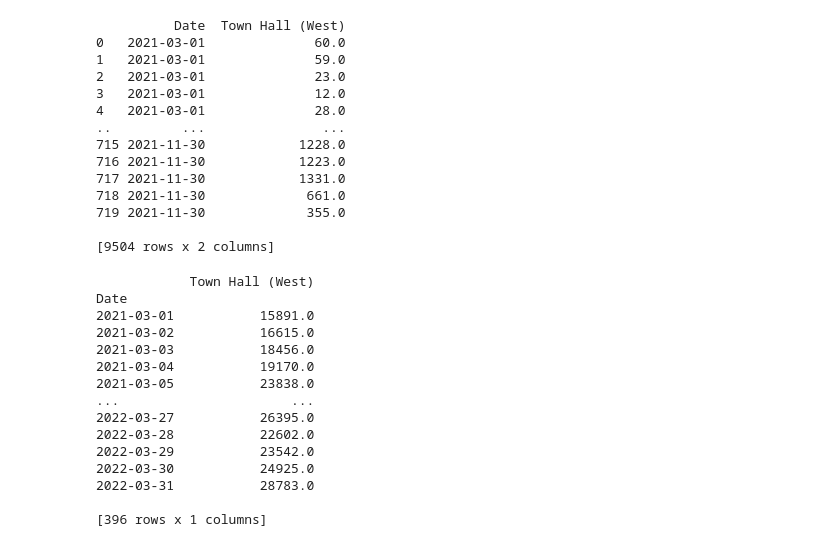
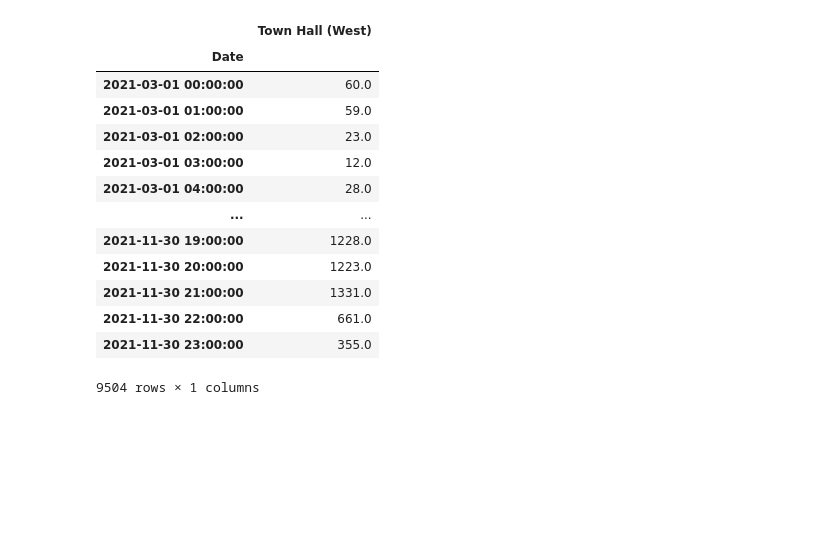
Before and after one commit to Megalodonte/BGHWSW, a Jupyter notebook: HWSWBG2/codes/yearly.ipynb, the cells around one changed output. Saved outputs shown, nothing was run; the diff lists cells and outputs as text; code cells hidden in the pictures; blank space fills up the shorter version.

```diff
--- a/HWSWBG2/codes/yearly.ipynb
+++ b/HWSWBG2/codes/yearly.ipynb
@@ -7,49 +10 @@ import glob
 %matplotlib inline
-# %%
-# setting the path for joining multiple files
-files = os.path.join("C:\\Users\\petrillo\\Desktop\\dani\\HWSWBG2\\dataset\\yearly\\", "ds*.csv")
-
-# list of merged files returned
-files = glob.glob(files)
-
-# joining files with concat and read_csv
-df = pd.concat(map(pd.read_csv, files))
-df = df[["Date","Town Hall (West)"]]
-df["Town Hall (West)"] = pd.to_numeric(df["Town Hall (West)"],errors="coerce")
-df["Date"] = pd.to_datetime(df["Date"], dayfirst=True)
-df.set_index("Date")
-print(df)
-# %% [output]
-          Date  Town Hall (West)
-0   2021-03-01              60.0
-1   2021-03-01              59.0
-2   2021-03-01              23.0
-3   2021-03-01              12.0
-4   2021-03-01              28.0
-..         ...               ...
-715 2021-11-30            1228.0
-716 2021-11-30            1223.0
-717 2021-11-30            1331.0
-718 2021-11-30             661.0
-719 2021-11-30             355.0
-
-[9504 rows x 2 columns]
-# %%
-sm = df.groupby(by=['Date'], dropna=False).sum()
-print(sm)
-# %% [output]
-            Town Hall (West)
-Date
-2021-03-01           15891.0
-2021-03-02           16615.0
-2021-03-03           18456.0
-2021-03-04           19170.0
-2021-03-05           23838.0
-...                      ...
-2022-03-27           26395.0
-2022-03-28           22602.0
-2022-03-29           23542.0
-2022-03-30           24925.0
-2022-03-31           28783.0
-
-[396 rows x 1 columns]
@@ -55,0 +25,20 @@ Date
+# %%
+files = os.path.join("..\\dataset\\yearly\\", "ds*.csv")
+files = glob.glob(files)
+df = pd.concat(map(new_read, files))
+df
+# %% [output]
+|  | Town Hall (West) |
+| Date |  |
+| 2021-03-01 00:00:00 | 60.0 |
+| 2021-03-01 01:00:00 | 59.0 |
+| 2021-03-01 02:00:00 | 23.0 |
+| 2021-03-01 03:00:00 | 12.0 |
+| 2021-03-01 04:00:00 | 28.0 |
+| ... | ... |
+| 2021-11-30 19:00:00 | 1228.0 |
+| 2021-11-30 20:00:00 | 1223.0 |
+| 2021-11-30 21:00:00 | 1331.0 |
+| 2021-11-30 22:00:00 | 661.0 |
+| 2021-11-30 23:00:00 | 355.0 |
+9504 rows × 1 columns
```
Also changed, not shown: parts of 11 cells of this notebook, 1 other file.
